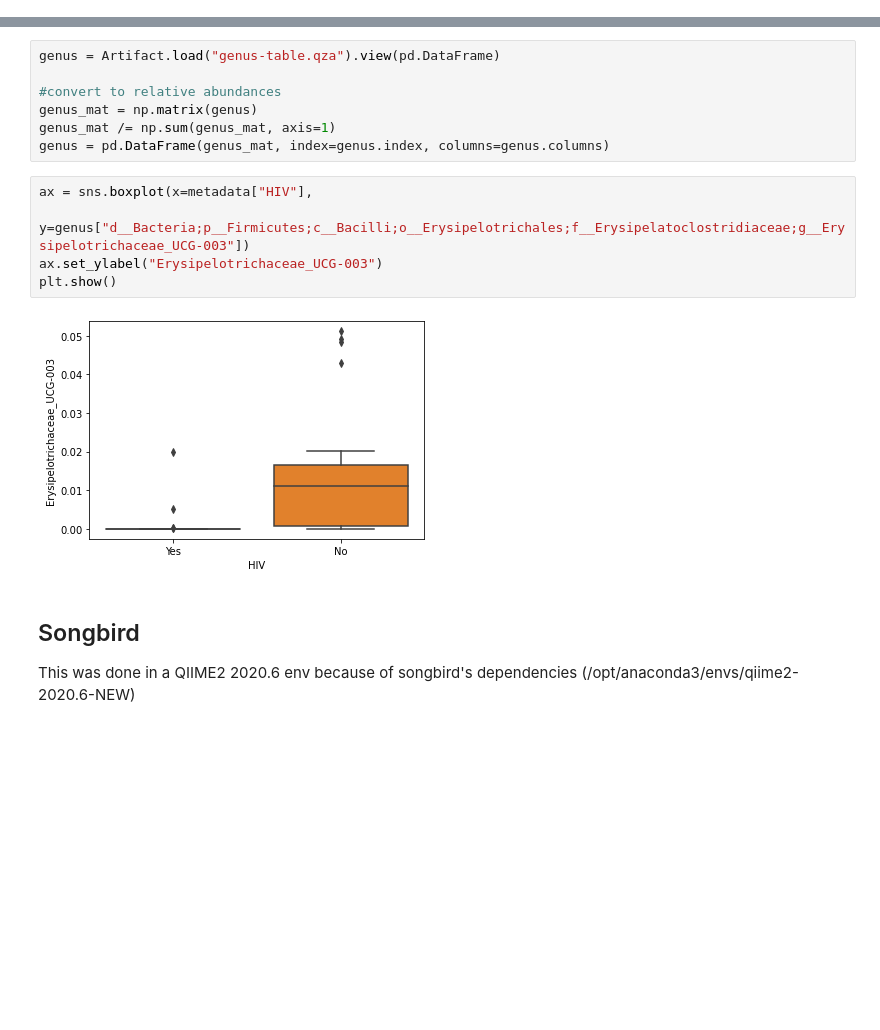
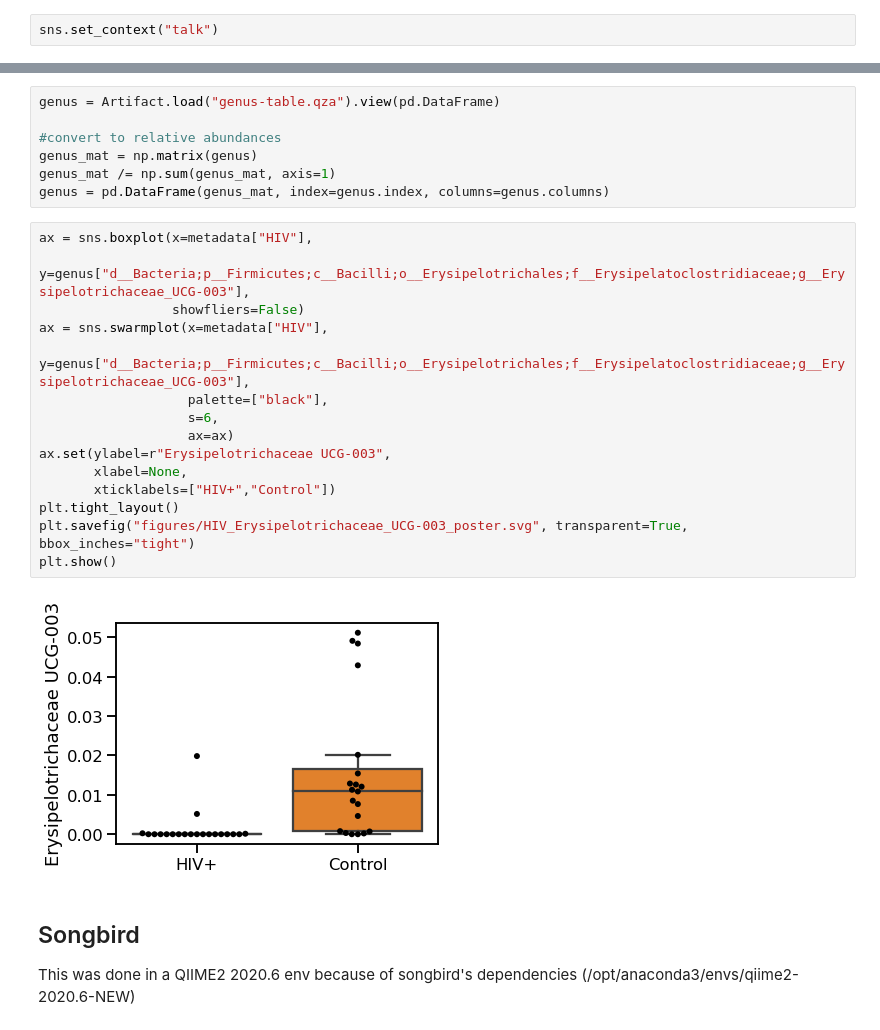
Before and after one commit to sterrettJD/HIV-microbiome, a Jupyter notebook: Analysis.ipynb, the cells around one changed output, grey strips where cells are left out. Cells and saved outputs as stored; diff of their text form; blank space fills up the shorter version.

```diff
--- a/Analysis.ipynb
+++ b/Analysis.ipynb
@@ -232,3 +232,5 @@ Faith PD
 - HIV not significant (p=0.97)
 - Fibroscan 1 (CAP?) was (rho=0.36, p=0.019)
 - BMI, Hip to waist, Fibroscan 2 not
+# %%
+sns.set_context("talk")
@@ -387,11 +401,21 @@ genus_mat /= np.sum(genus_mat, axis=1)
 genus = pd.DataFrame(genus_mat, index=genus.index, columns=genus.columns)
 # %%
 ax = sns.boxplot(x=metadata["HIV"],
-            y=genus["d__Bacteria;p__Firmicutes;c__Bacilli;o__Erysipelotrichales;f__Erysipelatoclostridiaceae;g__Erysipelotrichaceae_UCG-003"])
-ax.set_ylabel("Erysipelotrichaceae_UCG-003")
+            y=genus["d__Bacteria;p__Firmicutes;c__Bacilli;o__Erysipelotrichales;f__Erysipelatoclostridiaceae;g__Erysipelotrichaceae_UCG-003"],
+                 showfliers=False)
+ax = sns.swarmplot(x=metadata["HIV"],
+                   y=genus["d__Bacteria;p__Firmicutes;c__Bacilli;o__Erysipelotrichales;f__Erysipelatoclostridiaceae;g__Erysipelotrichaceae_UCG-003"],
+                   palette=["black"],
+                   s=6,
+                   ax=ax)
+ax.set(ylabel=r"Erysipelotrichaceae UCG-003",
+       xlabel=None,
+       xticklabels=["HIV+","Control"])
+plt.tight_layout()
+plt.savefig("figures/HIV_Erysipelotrichaceae_UCG-003_poster.svg", transparent=True, bbox_inches="tight")
 plt.show()
 # %% [output]
-[figure, old version]
+[figure, new version]
 # %% [markdown]
 ## Songbird
 
```
Also changed, not shown: parts of 22 cells of this notebook.
